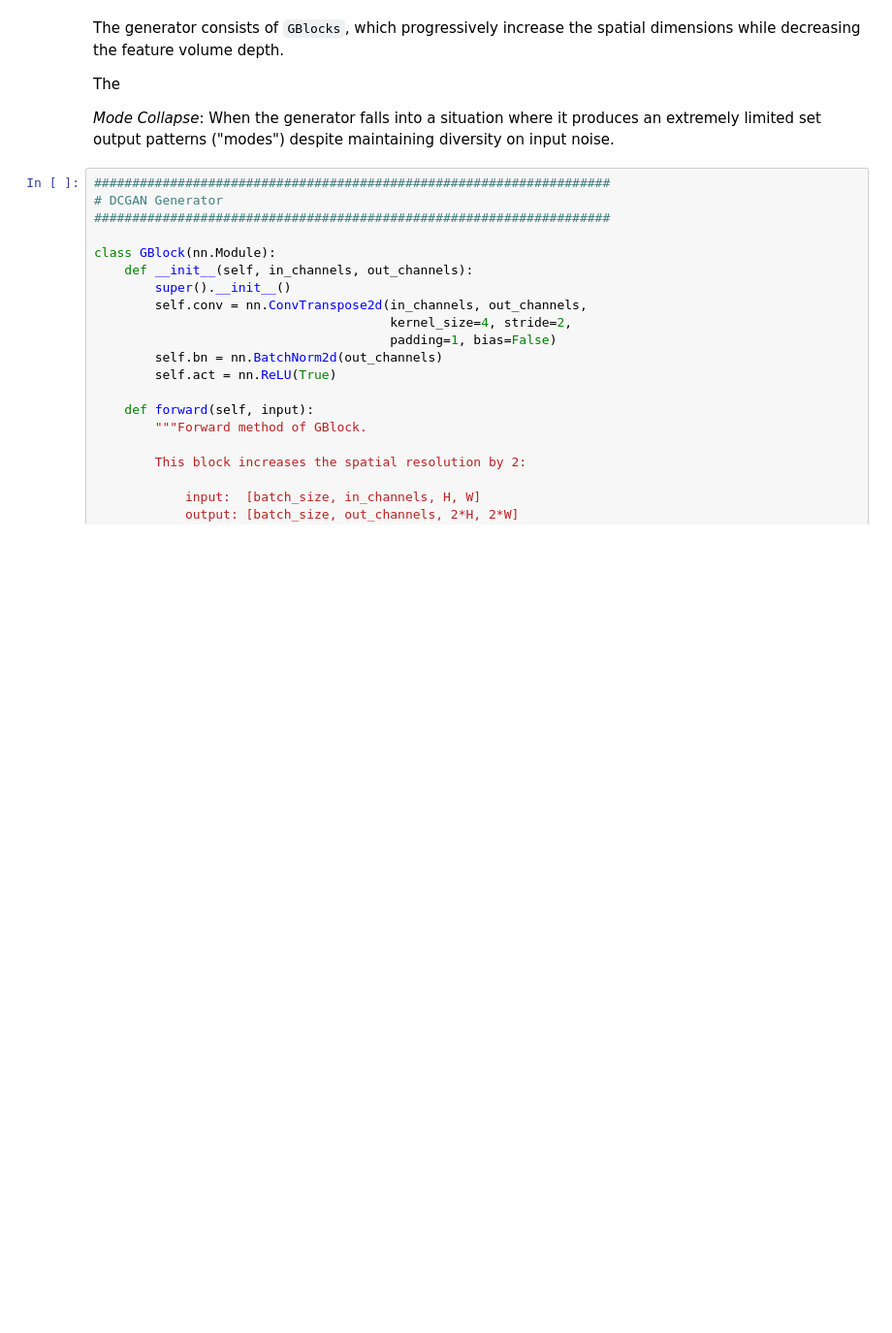
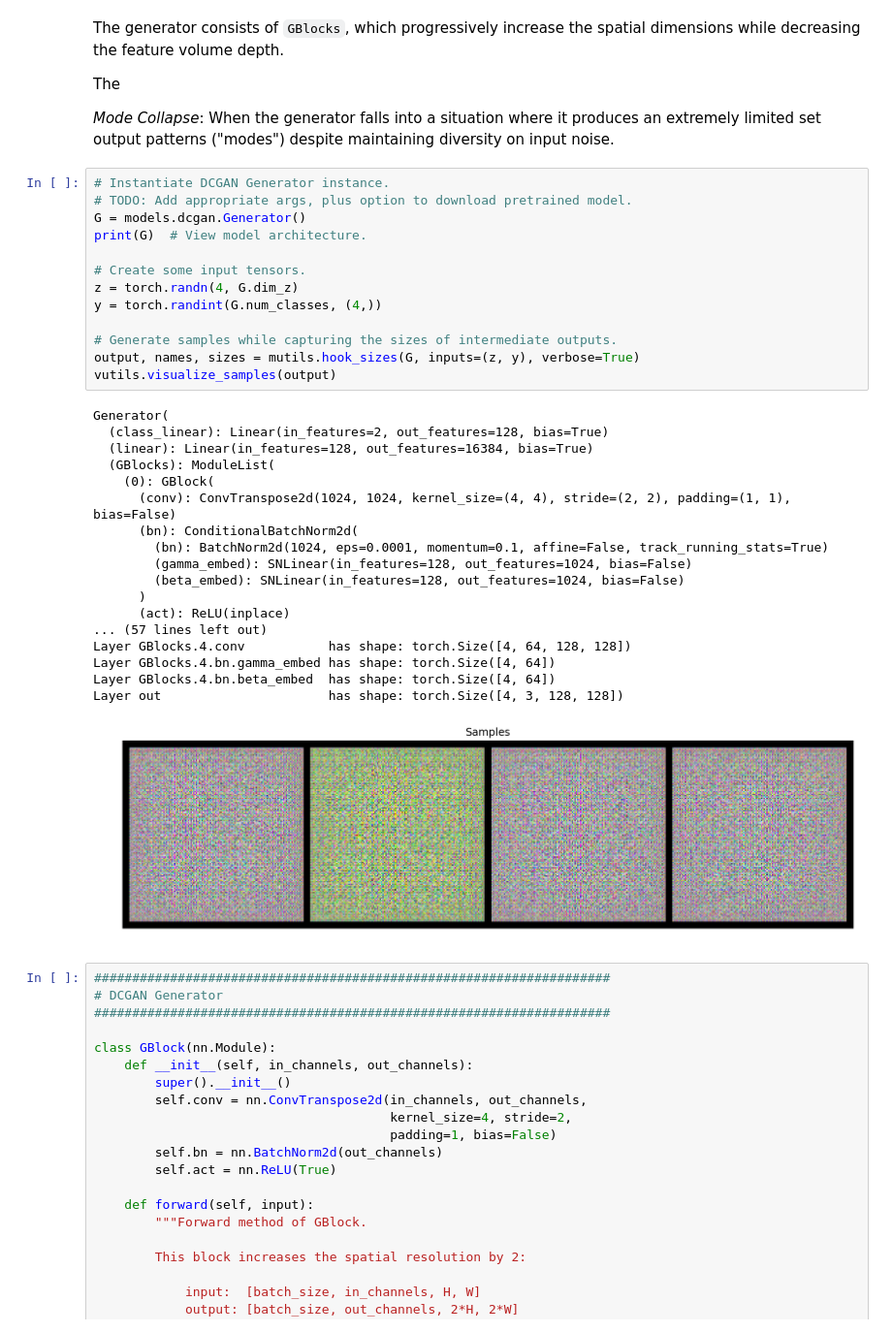
Before and after one commit to alexandonian/ganocracy, a Jupyter notebook: tutorial/ganocracy.ipynb, the cells around one changed output. Shown: that part at 97% size. Cells and saved outputs as stored; diff of their text form; blank space fills up the shorter version.

```diff
--- a/tutorial/ganocracy.ipynb
+++ b/tutorial/ganocracy.ipynb
@@ -398,6 +395,38 @@ The generator consists of `GBlocks`, which progressively increase the spatial di
 The
 
 *Mode Collapse*: When the generator falls into a situation where it produces an extremely limited set output patterns ("modes") despite maintaining diversity on input noise.
+# %%
+# Instantiate DCGAN Generator instance.
+# TODO: Add appropriate args, plus option to download pretrained model.
+G = models.dcgan.Generator()
+print(G)  # View model architecture.
+
+# Create some input tensors.
+z = torch.randn(4, G.dim_z)
+y = torch.randint(G.num_classes, (4,))
+
+# Generate samples while capturing the sizes of intermediate outputs.
+output, names, sizes = mutils.hook_sizes(G, inputs=(z, y), verbose=True)
+vutils.visualize_samples(output)
+# %% [output]
+Generator(
+  (class_linear): Linear(in_features=2, out_features=128, bias=True)
+  (linear): Linear(in_features=128, out_features=16384, bias=True)
+  (GBlocks): ModuleList(
+    (0): GBlock(
+      (conv): ConvTranspose2d(1024, 1024, kernel_size=(4, 4), stride=(2, 2), padding=(1, 1), bias=False)
+      (bn): ConditionalBatchNorm2d(
+        (bn): BatchNorm2d(1024, eps=0.0001, momentum=0.1, affine=False, track_running_stats=True)
+        (gamma_embed): SNLinear(in_features=128, out_features=1024, bias=False)
+        (beta_embed): SNLinear(in_features=128, out_features=1024, bias=False)
+      )
+      (act): ReLU(inplace)
+... (57 lines left out)
+Layer GBlocks.4.conv           has shape: torch.Size([4, 64, 128, 128])
+Layer GBlocks.4.bn.gamma_embed has shape: torch.Size([4, 64])
+Layer GBlocks.4.bn.beta_embed  has shape: torch.Size([4, 64])
+Layer out                      has shape: torch.Size([4, 3, 128, 128])
+[figure, added]
 # %%
 ####################################################################
 # DCGAN Generator
```
Also changed, not shown: parts of 4 cells of this notebook.
